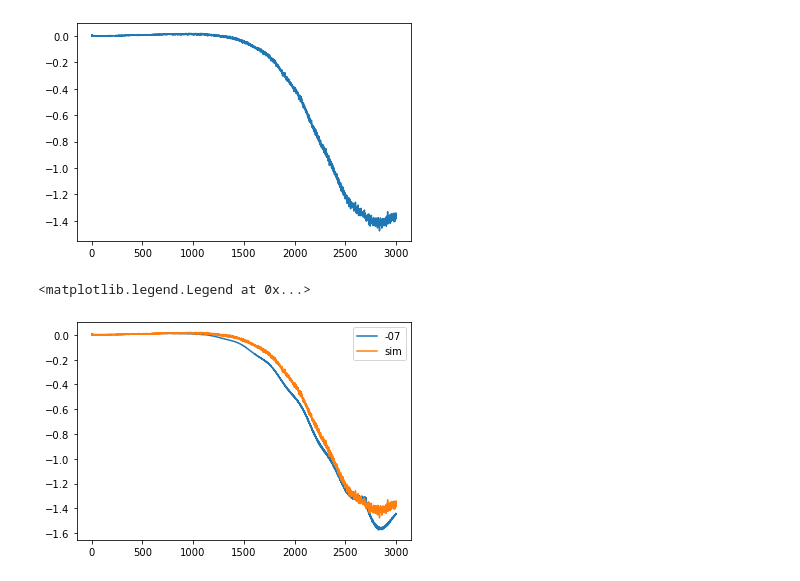
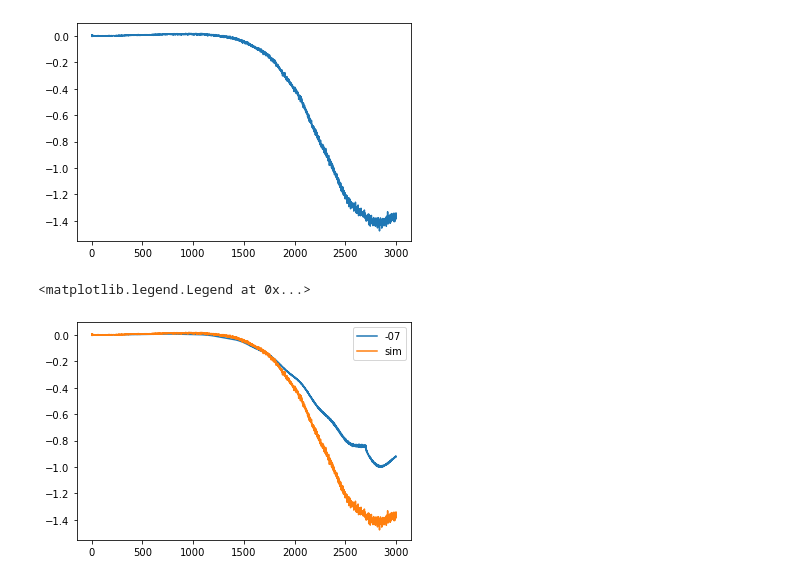
Before and after one commit to HongboCai/lens_rot_bias, a Jupyter notebook: notebooks/test_N1aa.ipynb, the cells around one changed output. Drawn from its saved outputs; the diff is of its cells as text; code cells hidden in the pictures.

```diff
--- a/notebooks/test_N1aa.ipynb
+++ b/notebooks/test_N1aa.ipynb
@@ -235,10 +235,11 @@ plt.plot(bias)
 [<matplotlib.lines.Line2D at 0x...>]
 [figure]
 # %%
-plt.plot(Ls[:-1], 100*n1aa_07_n[:-1]/clpp_fid[31:3000]*2*np.pi/4, label='-07')
+plt.plot(Ls[:-1], 100*n1aa_07_n[:-1]/clpp_fid[31:3000], label='-07')
+# plt.plot(-norm_eb/Ls**2/clpp_fid[31:3001], label='N0/clpp')
 plt.plot(bias, label='sim')
 # plt.plot(Ls[Lmin:lmax_ivf], (n1aa_06_n[:lmax_ivf]/clpp_fid[:lmax_ivf])[Lmin:lmax_ivf], label='-06')
 plt.legend()
 # %% [output]
 <matplotlib.legend.Legend at 0x...>
-[figure, old version]
+[figure, new version]
```
